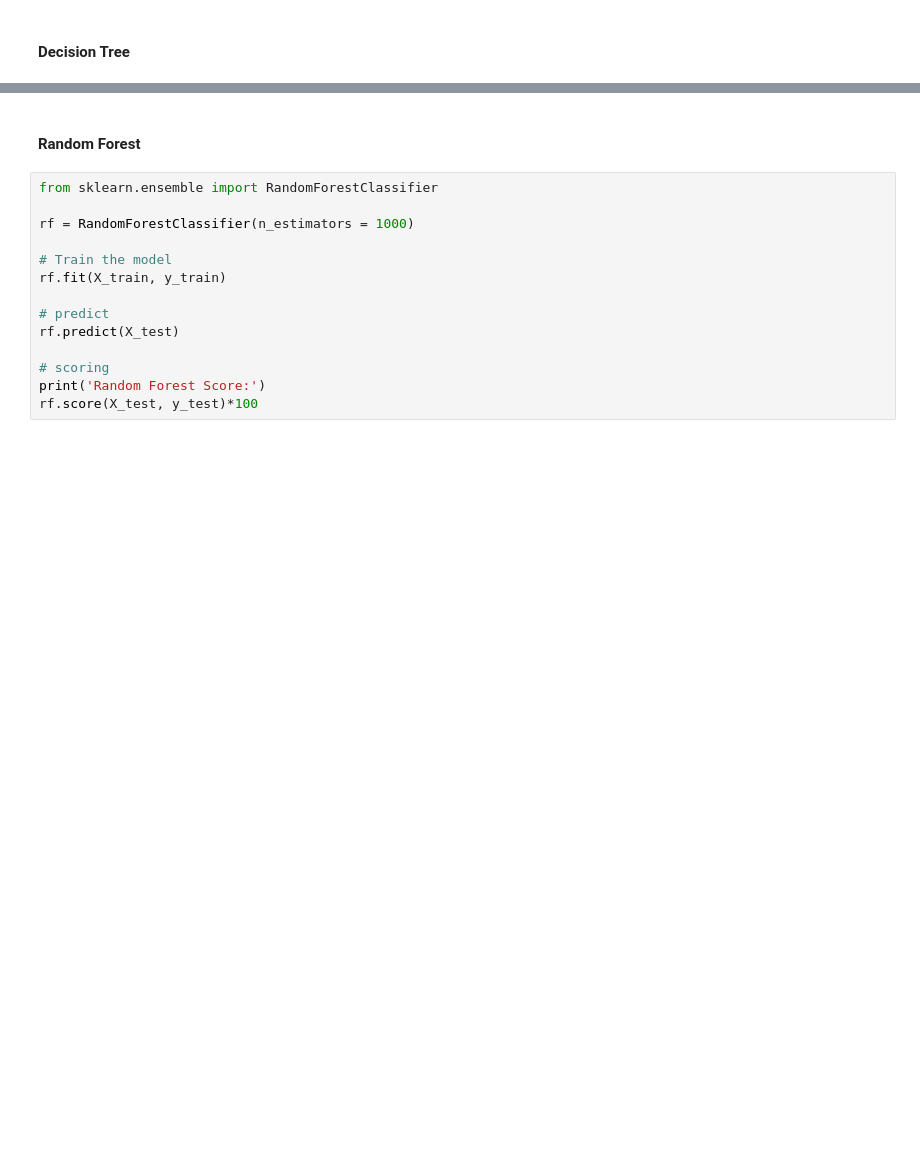
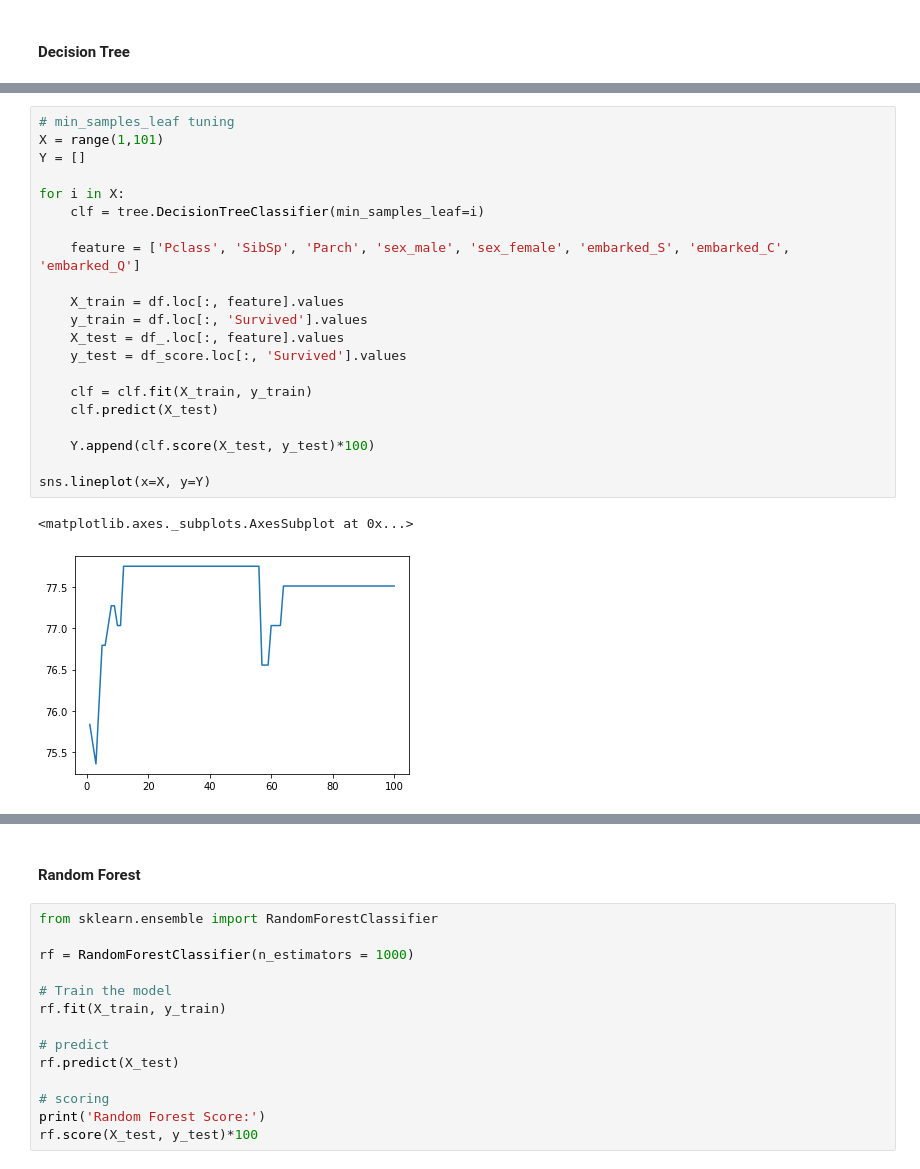
Before and after one commit to fahimhm/titanic_repo, a Jupyter notebook: notebook/predict titanic.ipynb, the cells around one changed output, grey strips where cells are left out. Saved outputs shown, nothing was run; the diff lists cells and outputs as text; blank space fills up the shorter version.

```diff
--- a/notebook/predict titanic.ipynb
+++ b/notebook/predict titanic.ipynb
@@ -184,0 +412,24 @@ With improvement score until 76%, I can conclude decision tree is a better model
+# %%
+# min_samples_leaf tuning
+X = range(1,101)
+Y = []
+
+for i in X:
+    clf = tree.DecisionTreeClassifier(min_samples_leaf=i)
+
+    feature = ['Pclass', 'SibSp', 'Parch', 'sex_male', 'sex_female', 'embarked_S', 'embarked_C', 'embarked_Q']
+
+    X_train = df.loc[:, feature].values
+    y_train = df.loc[:, 'Survived'].values
+    X_test = df_.loc[:, feature].values
+    y_test = df_score.loc[:, 'Survived'].values
+
+    clf = clf.fit(X_train, y_train)
+    clf.predict(X_test)
+
+    Y.append(clf.score(X_test, y_test)*100)
+
+sns.lineplot(x=X, y=Y)
+# %% [output]
+<matplotlib.axes._subplots.AxesSubplot at 0x...>
+[figure, added]
```
Also changed, not shown: parts of 46 cells of this notebook.
